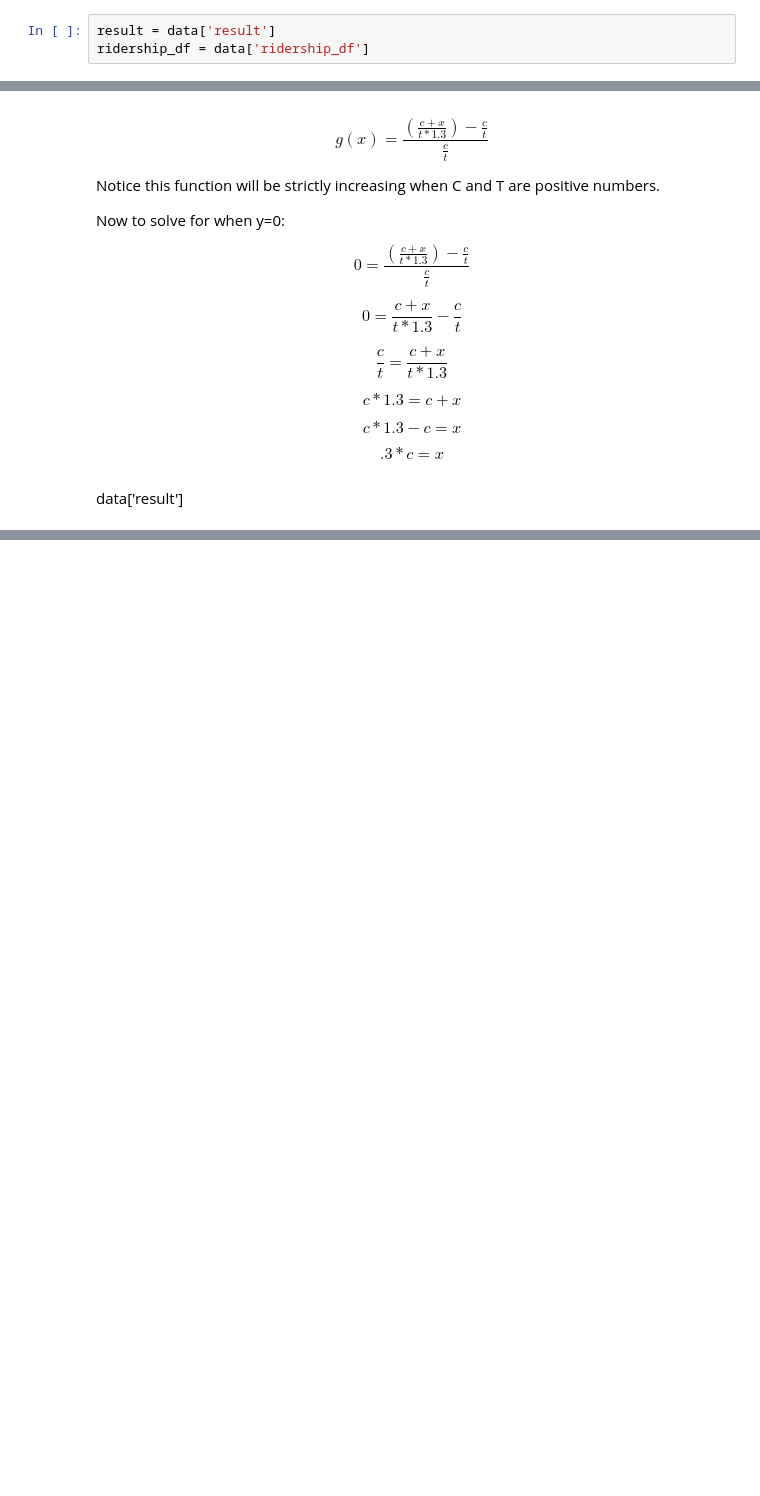
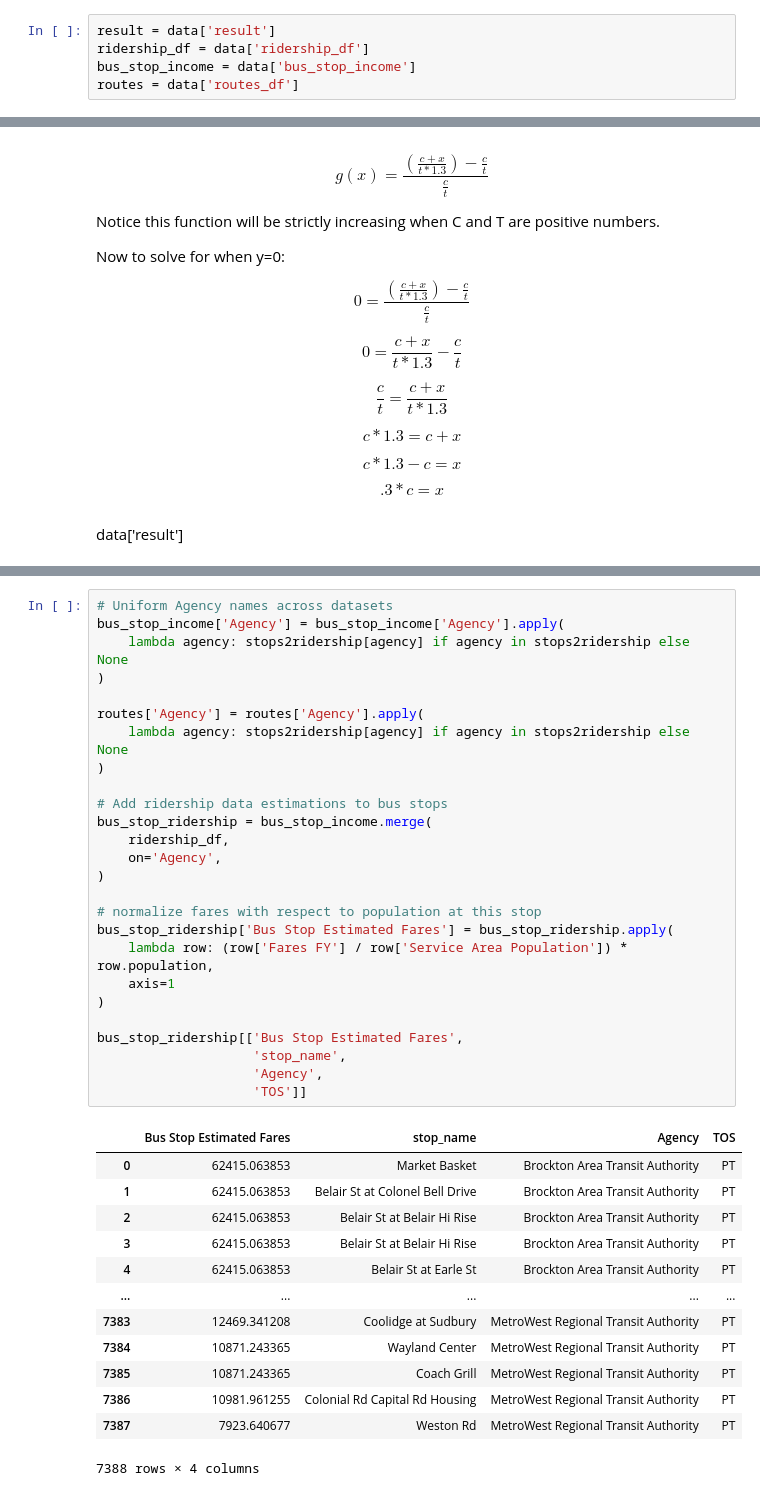
Before and after one commit to cumason123/transit-equity, a Jupyter notebook: notebooks/StrategicQuestions.ipynb, the cells around one changed output, grey strips where cells are left out. Saved outputs shown, nothing was run; the diff lists cells and outputs as text; blank space fills up the shorter version.

```diff
--- a/notebooks/StrategicQuestions.ipynb
+++ b/notebooks/StrategicQuestions.ipynb
@@ -10,6 +10,8 @@ dict_keys(['route_df', 'ridership_df', 'tract_population_df', 'county_population
 # %%
 result = data['result']
 ridership_df = data['ridership_df']
+bus_stop_income = data['bus_stop_income']
+routes = data['routes_df']
 # %% [markdown]
 # Strategic Q1
 What bus routes and stops, if made free, would most benefit low income riders in Massachusetts?
@@ -246,0 +239,40 @@ ridership_df
+# %%
+# Uniform Agency names across datasets
+bus_stop_income['Agency'] = bus_stop_income['Agency'].apply(
+    lambda agency: stops2ridership[agency] if agency in stops2ridership else None
+)
+
+routes['Agency'] = routes['Agency'].apply(
+    lambda agency: stops2ridership[agency] if agency in stops2ridership else None
+)
+
+# Add ridership data estimations to bus stops
+bus_stop_ridership = bus_stop_income.merge(
+    ridership_df,
+    on='Agency',
+)
+
+# normalize fares with respect to population at this stop
+bus_stop_ridership['Bus Stop Estimated Fares'] = bus_stop_ridership.apply(
+    lambda row: (row['Fares FY'] / row['Service Area Population']) * row.population,
+    axis=1
+)
+
+bus_stop_ridership[['Bus Stop Estimated Fares',
+                    'stop_name',
+                    'Agency',
+                    'TOS']]
+# %% [output]
+|  | Bus Stop Estimated Fares | stop_name | Agency | TOS |
+| 0 | 62415.063853 | Market Basket | Brockton Area Transit Authority | PT |
+| 1 | 62415.063853 | Belair St at Colonel Bell Drive | Brockton Area Transit Authority | PT |
+| 2 | 62415.063853 | Belair St at Belair Hi Rise | Brockton Area Transit Authority | PT |
+| 3 | 62415.063853 | Belair St at Belair Hi Rise | Brockton Area Transit Authority | PT |
+| 4 | 62415.063853 | Belair St at Earle St | Brockton Area Transit Authority | PT |
+| ... | ... | ... | ... | ... |
+| 7383 | 12469.341208 | Coolidge at Sudbury | MetroWest Regional Transit Authority | PT |
+| 7384 | 10871.243365 | Wayland Center | MetroWest Regional Transit Authority | PT |
+| 7385 | 10871.243365 | Coach Grill | MetroWest Regional Transit Authority | PT |
+| 7386 | 10981.961255 | Colonial Rd Capital Rd Housing | MetroWest Regional Transit Authority | PT |
+| 7387 | 7923.640677 | Weston Rd | MetroWest Regional Transit Authority | PT |
+7388 rows × 4 columns
```
Also changed, not shown: parts of 9 cells of this notebook, 3 other files.
